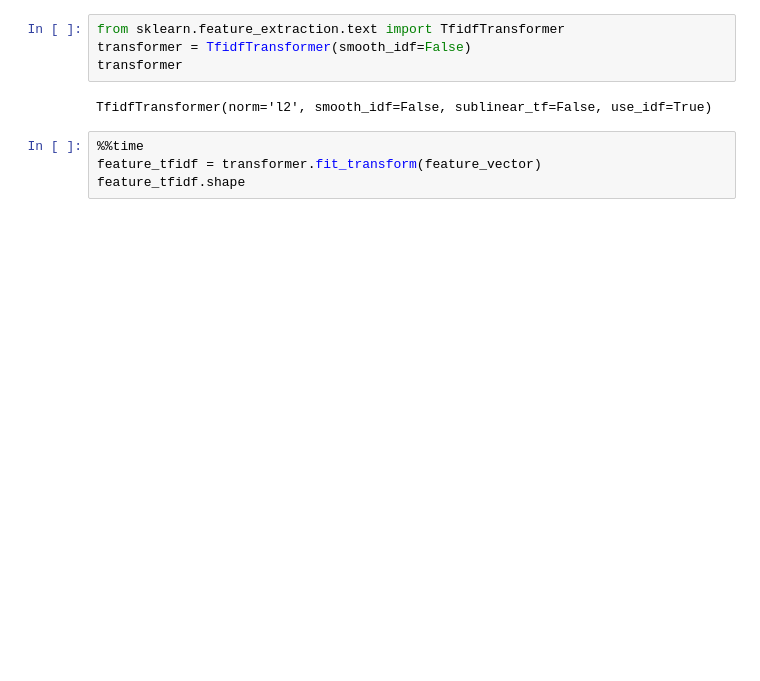
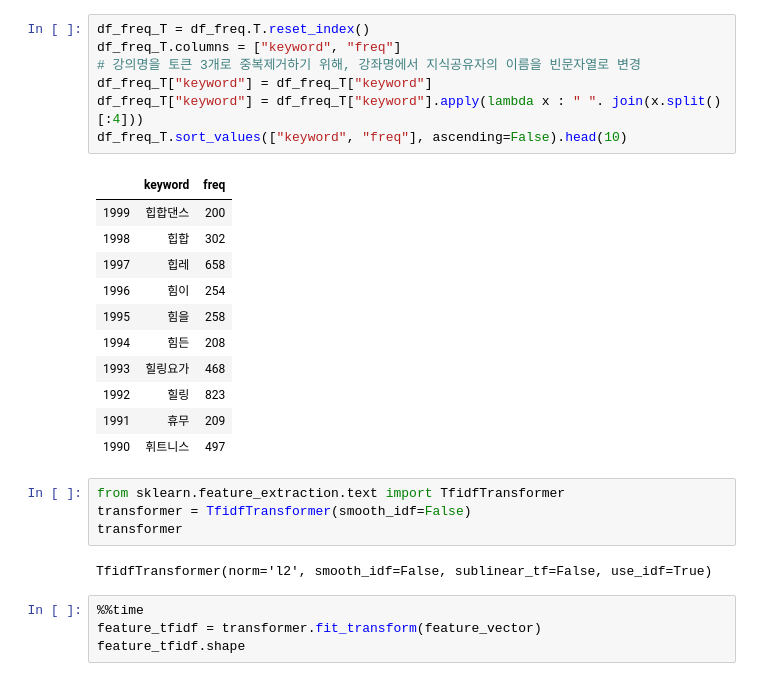
Before and after one commit to JDCha/instagram_hashtag_analysis, a Jupyter notebook: (working) TF-IDF.ipynb, the cells around one changed output. Drawn from its saved outputs; the diff is of its cells as text; blank space fills up the shorter version.

```diff
--- a/(working) TF-IDF.ipynb
+++ b/(working) TF-IDF.ipynb
@@ -38,3 +132,22 @@ ValueError: empty vocabulary; perhaps the documents only contain stop words
+# %%
+df_freq_T = df_freq.T.reset_index()
+df_freq_T.columns = ["keyword", "freq"]
+# 강의명을 토큰 3개로 중복제거하기 위해, 강좌명에서 지식공유자의 이름을 빈문자열로 변경
+df_freq_T["keyword"] = df_freq_T["keyword"]
+df_freq_T["keyword"] = df_freq_T["keyword"].apply(lambda x : " ". join(x.split()[:4]))
+df_freq_T.sort_values(["keyword", "freq"], ascending=False).head(10)
+# %% [output]
+|  | keyword | freq |
+| 1999 | 힙합댄스 | 200 |
+| 1998 | 힙합 | 302 |
+| 1997 | 힙레 | 658 |
+| 1996 | 힘이 | 254 |
+| 1995 | 힘을 | 258 |
+| 1994 | 힘든 | 208 |
+| 1993 | 힐링요가 | 468 |
+| 1992 | 힐링 | 823 |
+| 1991 | 휴무 | 209 |
+| 1990 | 휘트니스 | 497 |
 # %%
 from sklearn.feature_extraction.text import TfidfTransformer
 transformer = TfidfTransformer(smooth_idf=False)
```
Also changed, not shown: parts of 18 cells of this notebook.
